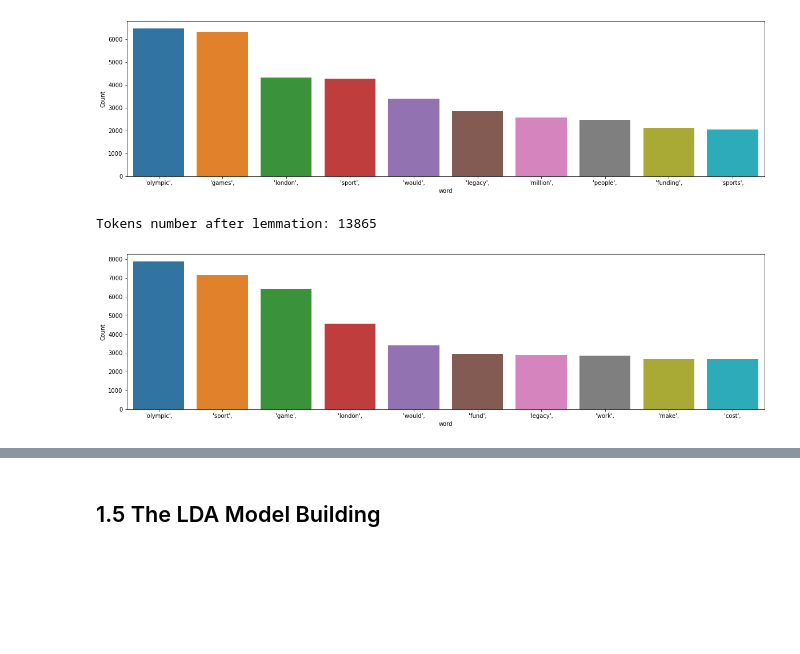
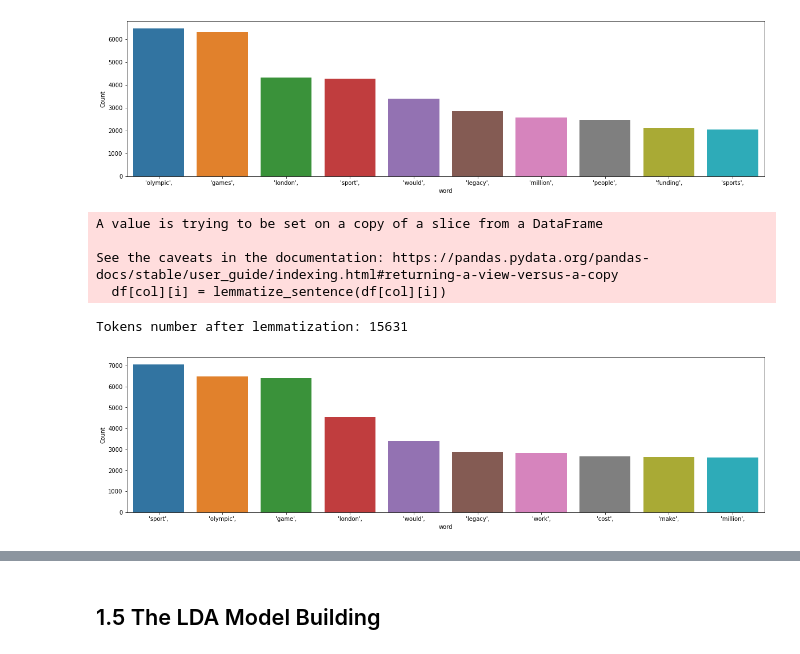
Before and after one commit to ZouZijie/Topic-Modelling-Project, a Jupyter notebook: Topic modelling of London Olympics Corpus.ipynb, the cells around one changed output, grey strips where cells are left out. Cells and saved outputs as stored; diff of their text form; code cells hidden in the pictures; blank space fills up the shorter version.

```diff
--- a/Topic modelling of London Olympics Corpus.ipynb
+++ b/Topic modelling of London Olympics Corpus.ipynb
@@ -23,19 +22,20 @@ from pattern.en import lemma
 ## 1.2 Parameters Setting
 # %%
 col = 2                             # Define which columns are used for topic modelling.
-coherence_type = 'c_v'
+coherence_type = 'c_v'       # Define coherence type
 min_len = 4                       # Define the short word length
 no_below =  2                   #a threshold filtering out number of occurrence of the tokens among documents  no larger than 5
 no_above = 0.9                 #the portion of a word in total corpus size
 chunksize = 2000              #Number of documents to be used in each training chunk
 eval_every = None             # Don't evaluate model perplexity, takes too much time.
-num_topics =  21              #The number of requested latent topics to be extracted from the training corpus.
+num_topics =  20              #The number of requested latent topics to be extracted from the training corpus.
 num_passes = 20              #Number of passes through the corpus during training
 iterations = 100                #Maximum number of iterations through the corpus when inferring the topic distribution of a corpus.
 alpha = 50.0/num_topics   #expresses our a-priori belief for each topics’ probability
 #eta = 'auto'
-eta =      0.01     #A-priori belief on word probability
+eta =      0.01                  #A-priori belief on word probability
 random_state  = 12345     #Either a randomState object or a seed to generate one. Useful for reproducibility.
+lemmatization = 1                  #Whether implement corpus lemmatization 1:yes 0:no
 # %% [markdown]
 ## 1.3 Corpus Reading
 # %%
@@ -137,15 +113,46 @@ freq_words(df[col],10)
 # %% [output]
 Tokens number after removing short words: 18261
 [figure]
-# %%
-# Corpus Lemmation
-df[col] = [ [lemma(token) for token in doc ] for doc in df[col] ]
-
-print('Tokens number after lemmation: %d'% (len(Dictionary(df[col]))))
-freq_words(df[col],10)
-# %% [output]
-Tokens number after lemmation: 13865
-[figure, removed]
+# %%
+# Corpus Lemmatization
+from nltk import word_tokenize, pos_tag
+from nltk.corpus import wordnet
+
+
+def get_wordnet_pos(treebank_tag):
+    if treebank_tag.startswith('J'):
+        return wordnet.ADJ
+    elif treebank_tag.startswith('V'):
+        return wordnet.VERB
+    elif treebank_tag.startswith('N'):
+        return wordnet.NOUN
+    elif treebank_tag.startswith('R'):
+        return wordnet.ADV
+    else:
+        return None
+
+def lemmatize_sentence(sentence):
+    res = []
+    lemmatizer = WordNetLemmatizer()
+    for word, pos in pos_tag(sentence):
+        wordnet_pos = get_wordnet_pos(pos) or wordnet.NOUN
+        res.append(lemmatizer.lemmatize(word, pos=wordnet_pos))
+
+    return res
+
+if lemmatization == 1:
+    for i in range (len(df)):
+        df[col][i] = lemmatize_sentence(df[col][i])
+
+print('Tokens number after lemmatization: %d'% (len(Dictionary(df[col]))))
+freq_words(df[col],10)
+# %% [output]
+A value is trying to be set on a copy of a slice from a DataFrame
+
+See the caveats in the documentation: https://pandas.pydata.org/pandas-docs/stable/user_guide/indexing.html#returning-a-view-versus-a-copy
+  df[col][i] = lemmatize_sentence(df[col][i])
+Tokens number after lemmatization: 15631
+[figure, added]
 # %%
 # Make bigram
 bigrams_phases = Phrases(df[col], min_count = 10)
```
Also changed, not shown: parts of 13 cells of this notebook.
